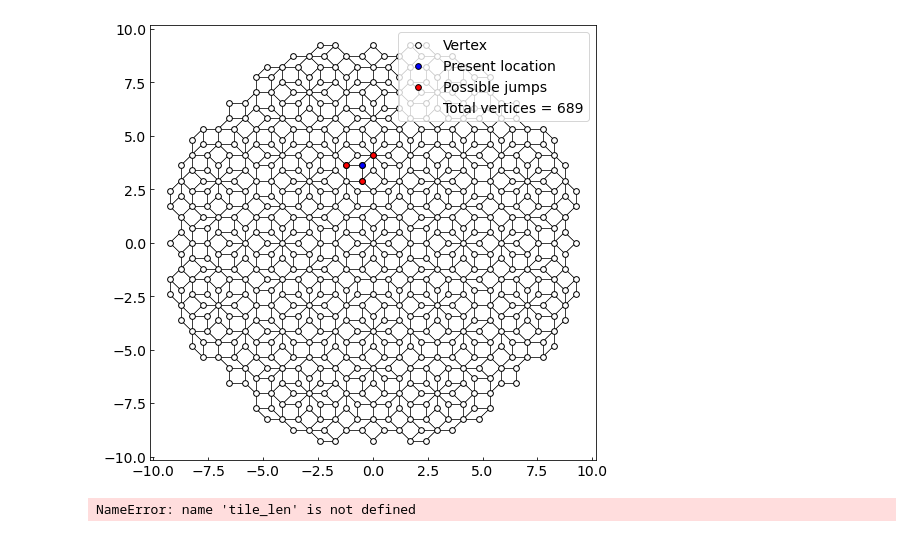
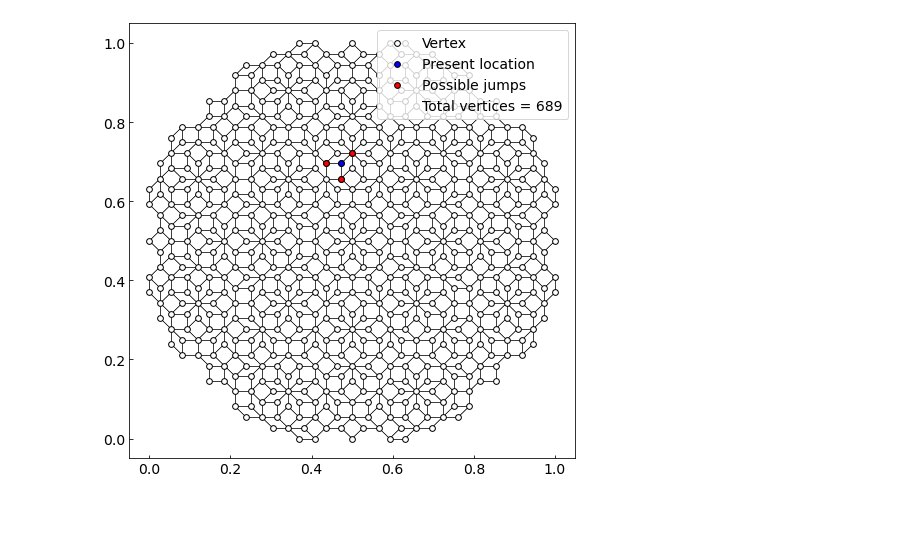
Before and after one commit to Kroghski/Bachelor, a Jupyter notebook: Bachelor_code/AB_new_workfile.ipynb, the cells around one changed output. Saved outputs shown, nothing was run; the diff lists cells and outputs as text; code cells hidden in the pictures; blank space fills up the shorter version.

```diff
--- a/Bachelor_code/AB_new_workfile.ipynb
+++ b/Bachelor_code/AB_new_workfile.ipynb
@@ -95,41 +148,33 @@ def Hamil_solve(z, B):
 # %%
 # Define figure
 fig, ax = plt.subplots(figsize=(8,8))
 
 # Plot all possible paths between vertices
-for i,j in zip(grid_coordinates, jump_coordinates):
+for i,j in zip(grid_final, jump_final):
     xs = [w[0] for w in j]
     ys = [w[1] for w in j]
     for l,k in zip(xs,ys):
         ax.plot([i[0], l], [i[1], k], color= 'k', zorder= 1, linewidth= 0.5)
 
-# Extract coordinates in cartesian terms
-xs = [w[0] for w in grid_coordinates]
-ys = [w[1] for w in grid_coordinates]
 
 # Choose index to highlight a specific vertex and its connecting points
 #ind_choice = int(len(z)*0.33)
 ind_choice = 340
 
-xs_jumps = [w[0] for w in jump_coordinates[ind_choice]]
-ys_jumps = [w[1] for w in jump_coordinates[ind_choice]]
+xs_jumps = [w[0] for w in jump_final[ind_choice]]
+ys_jumps = [w[1] for w in jump_final[ind_choice]]
 
 marker_size = 33
 
-ax.scatter(x= xs, y= ys, s= marker_size, facecolor= 'w', edgecolor= 'k', label= "Vertex", linewidth= 1)
-ax.scatter(x= xs[ind_choice], y= ys[ind_choice], s= marker_size, facecolor= 'b', edgecolor= 'k', label= "Present location", linewidth= 1)
+ax.scatter(x= xs_final, y= ys_final, s= marker_size, facecolor= 'w', edgecolor= 'k', label= "Vertex", linewidth= 1)
+ax.scatter(x= xs_final[ind_choice], y= ys_final[ind_choice], s= marker_size, facecolor= 'b', edgecolor= 'k', label= "Present location", linewidth= 1)
 ax.scatter(x= xs_jumps, y= ys_jumps, s= marker_size, facecolor= 'r', edgecolor= 'k', label= "Possible jumps", linewidth= 1)
 ax.plot([],[], linestyle= '', label= "Total vertices = {}".format(len(grid_coordinates)))
 
 ax.legend(loc= 1)
 
 # IF YOU WANT TO SAVE IT. NAME IS IDENTICAL TO THAT OF OTHER AB TILING FILE
 #plt.savefig('../Illustrations/hofstadter_AB_tiling.png')
 plt.show()
 # %% [output]
-[figure, old version]
+[figure, new version]
-# %%
-# Take field strength of B= 2pi so that phi/phi0= 0.5
-evals_mid, evecs_mid = Hamil_solve(grid_coordinates, 2*np.pi)
-# %% [output]
-NameError: name 'tile_len' is not defined
```
Also changed, not shown: parts of 7 cells of this notebook.
